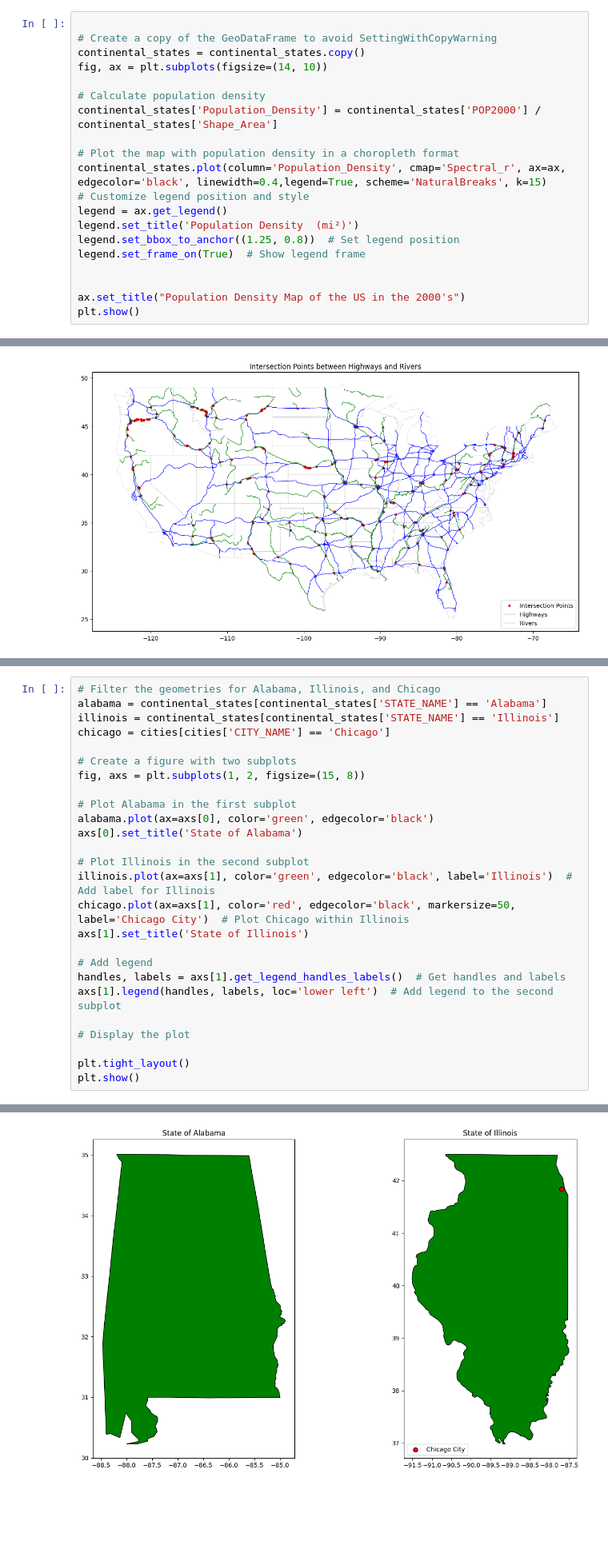
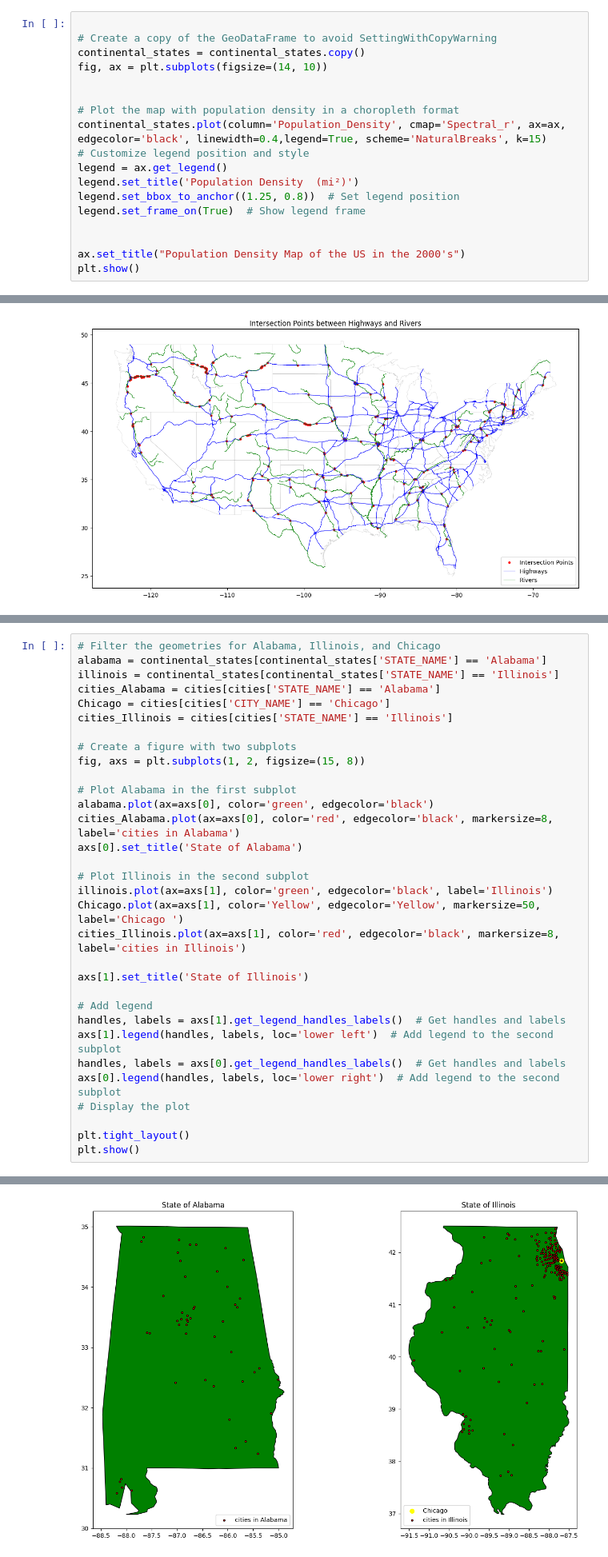
Before and after one commit to SayehOmar/Spatial_Analysis_Class, a Jupyter notebook: Exercice_1/tp1.ipynb, the cells around one changed output, grey strips where cells are left out. Shown at 80% size. Saved outputs shown, nothing was run; the diff lists cells and outputs as text; blank space fills up the shorter version.

```diff
--- a/Exercice_1/tp1.ipynb
+++ b/Exercice_1/tp1.ipynb
@@ -115,8 +122,6 @@ plt.show()
 continental_states = continental_states.copy()
 fig, ax = plt.subplots(figsize=(14, 10))
 
-# Calculate population density
-continental_states['Population_Density'] = continental_states['POP2000'] / continental_states['Shape_Area']
 
 # Plot the map with population density in a choropleth format
 continental_states.plot(column='Population_Density', cmap='Spectral_r', ax=ax, edgecolor='black', linewidth=0.4,legend=True, scheme='NaturalBreaks', k=15)
@@ -173,30 +190,36 @@ plt.show()
 # %%
 # Filter the geometries for Alabama, Illinois, and Chicago
 alabama = continental_states[continental_states['STATE_NAME'] == 'Alabama']
 illinois = continental_states[continental_states['STATE_NAME'] == 'Illinois']
-chicago = cities[cities['CITY_NAME'] == 'Chicago']
+cities_Alabama = cities[cities['STATE_NAME'] == 'Alabama']
+Chicago = cities[cities['CITY_NAME'] == 'Chicago']
+cities_Illinois = cities[cities['STATE_NAME'] == 'Illinois']
 
 # Create a figure with two subplots
 fig, axs = plt.subplots(1, 2, figsize=(15, 8))
 
 # Plot Alabama in the first subplot
 alabama.plot(ax=axs[0], color='green', edgecolor='black')
+cities_Alabama.plot(ax=axs[0], color='red', edgecolor='black', markersize=8, label='cities in Alabama')
 axs[0].set_title('State of Alabama')
 
 # Plot Illinois in the second subplot
-illinois.plot(ax=axs[1], color='green', edgecolor='black', label='Illinois')  # Add label for Illinois
-chicago.plot(ax=axs[1], color='red', edgecolor='black', markersize=50, label='Chicago City')  # Plot Chicago within Illinois
+illinois.plot(ax=axs[1], color='green', edgecolor='black', label='Illinois')
+Chicago.plot(ax=axs[1], color='Yellow', edgecolor='Yellow', markersize=50, label='Chicago ')
+cities_Illinois.plot(ax=axs[1], color='red', edgecolor='black', markersize=8, label='cities in Illinois')
+
 axs[1].set_title('State of Illinois')
 
 # Add legend
 handles, labels = axs[1].get_legend_handles_labels()  # Get handles and labels
 axs[1].legend(handles, labels, loc='lower left')  # Add legend to the second subplot
-
+handles, labels = axs[0].get_legend_handles_labels()  # Get handles and labels
+axs[0].legend(handles, labels, loc='lower right')  # Add legend to the second subplot
 # Display the plot
 
 plt.tight_layout()
 plt.show()
 # %% [output]
 See: https://matplotlib.org/stable/tutorials/intermediate/legend_guide.html#implementing-a-custom-legend-handler
   handles, labels = axs[1].get_legend_handles_labels()  # Get handles and labels
-[figure, old version]
+[figure, new version]
```
Also changed, not shown: parts of 14 cells of this notebook, 1 other file.
